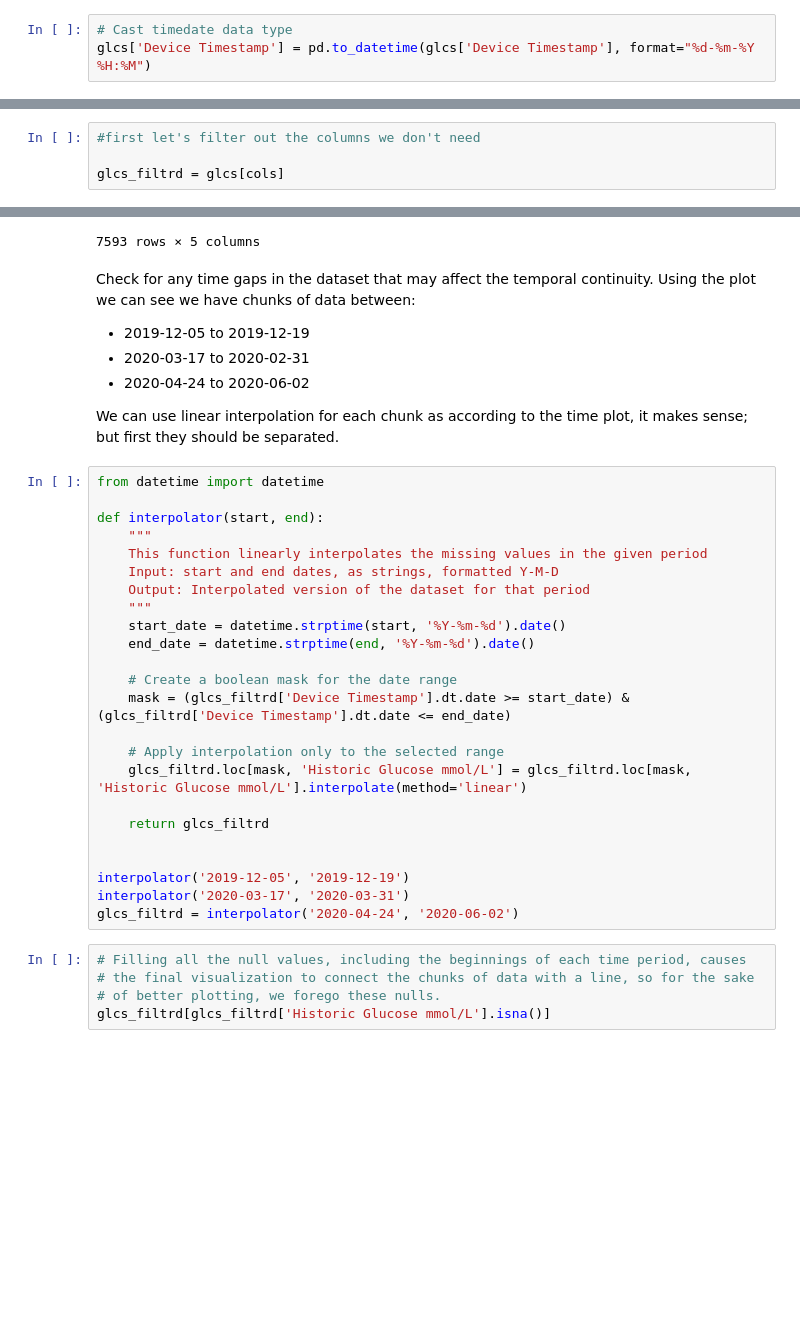
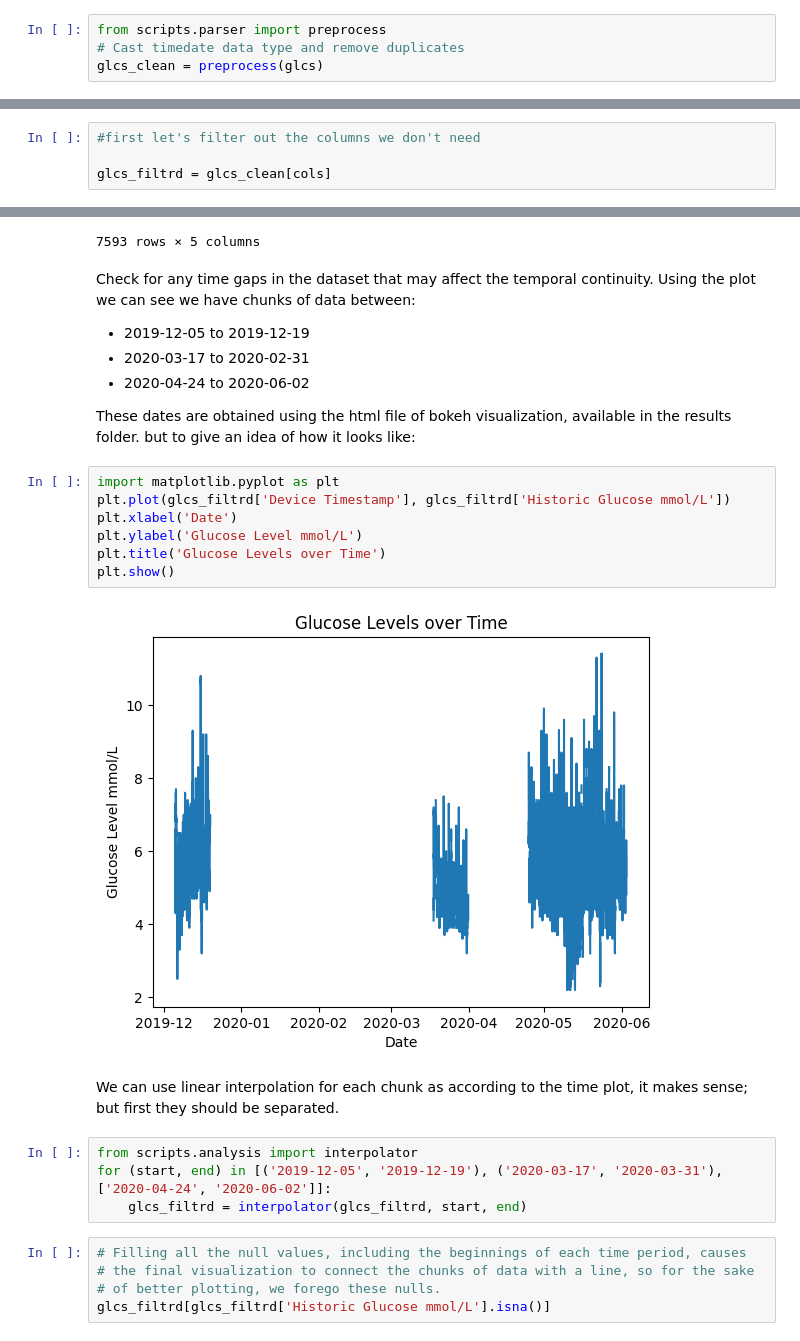
Before and after one commit to Mahsa-Zf/Prog3, a Jupyter notebook: glucose/logbook/logbook.ipynb, the cells around one changed output, grey strips where cells are left out. Cells and saved outputs as stored; diff of their text form; blank space fills up the shorter version.

Commit message:
added visualizations to notebook and .pyc to gitignore

```diff
--- a/glucose/logbook/logbook.ipynb
+++ b/glucose/logbook/logbook.ipynb
@@ -139,5 +147,6 @@ Data columns (total 19 columns):
 dtypes: float64(14), int64(1), object(4)
 memory usage: 1.1+ MB
 # %%
-# Cast timedate data type
-glcs['Device Timestamp'] = pd.to_datetime(glcs['Device Timestamp'], format="%d-%m-%Y %H:%M")
+from scripts.parser import preprocess
+# Cast timedate data type and remove duplicates
+glcs_clean = preprocess(glcs)
@@ -210,7 +213,7 @@ glcs.drop_duplicates(inplace=True)
 # %%
 #first let's filter out the columns we don't need
 
-glcs_filtrd = glcs[cols]
+glcs_filtrd = glcs_clean[cols]
 # %%
 # the recordtype that is used for calibration can be used to disgard records of low or uncertain quality.
 """
@@ -321,31 +323,22 @@ Using the plot we can see we have chunks of data between:
 - 2020-03-17 to 2020-02-31
 - 2020-04-24 to 2020-06-02
 
-We can use linear interpolation for each chunk as according to the time plot, it makes sense; but first they should be separated.
+These dates are obtained using the html file of bokeh visualization, available in the results folder. but to give an idea of how it looks like:
+# %%
+import matplotlib.pyplot as plt
+plt.plot(glcs_filtrd['Device Timestamp'], glcs_filtrd['Historic Glucose mmol/L'])
+plt.xlabel('Date')
+plt.ylabel('Glucose Level mmol/L')
+plt.title('Glucose Levels over Time')
+plt.show()
+# %% [output]
+[figure, added]
+# %% [markdown]
+We can use linear interpolation for each chunk as according to the time plot, it makes sense; but first they should be separated.
 # %%
-from datetime import datetime
-
-def interpolator(start, end):
-    """
-    This function linearly interpolates the missing values in the given period
-    Input: start and end dates, as strings, formatted Y-M-D
-    Output: Interpolated version of the dataset for that period
-    """
-    start_date = datetime.strptime(start, '%Y-%m-%d').date()
-    end_date = datetime.strptime(end, '%Y-%m-%d').date()
-
-    # Create a boolean mask for the date range
-    mask = (glcs_filtrd['Device Timestamp'].dt.date >= start_date) & (glcs_filtrd['Device Timestamp'].dt.date <= end_date)
-
-    # Apply interpolation only to the selected range
-    glcs_filtrd.loc[mask, 'Historic Glucose mmol/L'] = glcs_filtrd.loc[mask, 'Historic Glucose mmol/L'].interpolate(method='linear')
-
-    return glcs_filtrd
-
-
-interpolator('2019-12-05', '2019-12-19')
-interpolator('2020-03-17', '2020-03-31')
-glcs_filtrd = interpolator('2020-04-24', '2020-06-02')
+from scripts.analysis import interpolator
+for (start, end) in [('2019-12-05', '2019-12-19'), ('2020-03-17', '2020-03-31'), ['2020-04-24', '2020-06-02']]:
+    glcs_filtrd = interpolator(glcs_filtrd, start, end)
 # %%
 # Filling all the null values, including the beginnings of each time period, causes
 # the final visualization to connect the chunks of data with a line, so for the sake
```
Also changed, not shown: parts of 8 cells of this notebook, 1 other file.
